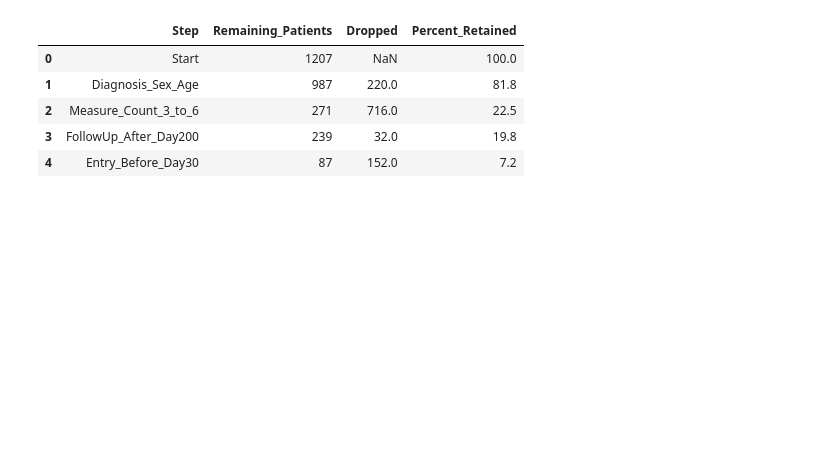
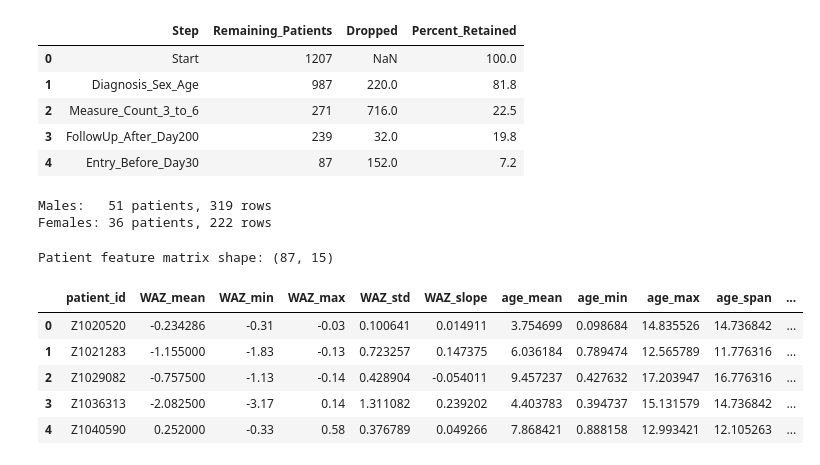
Before and after one commit to sardioberilo/SCRI, a Jupyter notebook: GROWTH_VELOCITY/Main.ipynb, the cells around one changed output. Cells and saved outputs as stored; diff of their text form; code cells hidden in the pictures; blank space fills up the shorter version.

```diff
--- a/GROWTH_VELOCITY/Main.ipynb
+++ b/GROWTH_VELOCITY/Main.ipynb
@@ -205,3 +343,52 @@ attrition_table
 | 2 | Measure_Count_3_to_6 | 271 | 716.0 | 22.5 |
 | 3 | FollowUp_After_Day200 | 239 | 32.0 | 19.8 |
 | 4 | Entry_Before_Day30 | 87 | 152.0 | 7.2 |
+# %%
+data_males   = data_cohort[data_cohort['sex'] == 'M'].copy()
+data_females = data_cohort[data_cohort['sex'] == 'F'].copy()
+
+print(f"Males:   {data_males['patient_id'].nunique()} patients, {len(data_males)} rows")
+print(f"Females: {data_females['patient_id'].nunique()} patients, {len(data_females)} rows")
+# %% [output]
+Males:   51 patients, 319 rows
+Females: 36 patients, 222 rows
+# %%
+def compute_slope(values, ages):
+    """Linear slope of z-score over age — uses only non-null pairs."""
+    mask = ~np.isnan(values)
+    v, a = np.array(values)[mask], np.array(ages)[mask]
+    if len(v) < 2:
+        return np.nan
+    return np.polyfit(a, v, 1)[0]
+# %%
+patient_features = data_cohort.groupby('patient_id').apply(lambda g: pd.Series({
+    # WAZ features
+    'WAZ_mean'  : g['WAZ'].mean(),
+    'WAZ_min'   : g['WAZ'].min(),
+    'WAZ_max'   : g['WAZ'].max(),
+    'WAZ_std'   : g['WAZ'].std(),
+    'WAZ_slope' : compute_slope(g['WAZ'].values, g['age_at_encounter_months'].values),
+    # Age at encounter features
+    'age_mean'  : g['age_at_encounter_months'].mean(),
+    'age_min'   : g['age_at_encounter_months'].min(),
+    'age_max'   : g['age_at_encounter_months'].max(),
+    'age_span'  : g['age_at_encounter_months'].max() - g['age_at_encounter_months'].min(),
+    # Visit quality
+    'n_visits'  : g['WAZ'].notna().sum(),
+    # Demographics
+    'race'      : g['race'].iloc[0],
+    'ethnicity' : g['ethnicity'].iloc[0],
+    'cleft_type': g['cleft_type'].iloc[0],
+    'syndrome'  : g['syndrome'].iloc[0],
+}), include_groups=False).reset_index()
+
+print(f"Patient feature matrix shape: {patient_features.shape}")
+patient_features.head()
+# %% [output]
+Patient feature matrix shape: (87, 15)
+|  | patient_id | WAZ_mean | WAZ_min | WAZ_max | WAZ_std | WAZ_slope | age_mean | age_min | age_max | age_span | ... |
+| 0 | Z1020520 | -0.234286 | -0.31 | -0.03 | 0.100641 | 0.014911 | 3.754699 | 0.098684 | 14.835526 | 14.736842 | ... |
+| 1 | Z1021283 | -1.155000 | -1.83 | -0.13 | 0.723257 | 0.147375 | 6.036184 | 0.789474 | 12.565789 | 11.776316 | ... |
+| 2 | Z1029082 | -0.757500 | -1.13 | -0.14 | 0.428904 | -0.054011 | 9.457237 | 0.427632 | 17.203947 | 16.776316 | ... |
+| 3 | Z1036313 | -2.082500 | -3.17 | 0.14 | 1.311082 | 0.239202 | 4.403783 | 0.394737 | 15.131579 | 14.736842 | ... |
+| 4 | Z1040590 | 0.252000 | -0.33 | 0.58 | 0.376789 | 0.049266 | 7.868421 | 0.888158 | 12.993421 | 12.105263 | ... |
```
Also changed, not shown: parts of 15 cells of this notebook.
